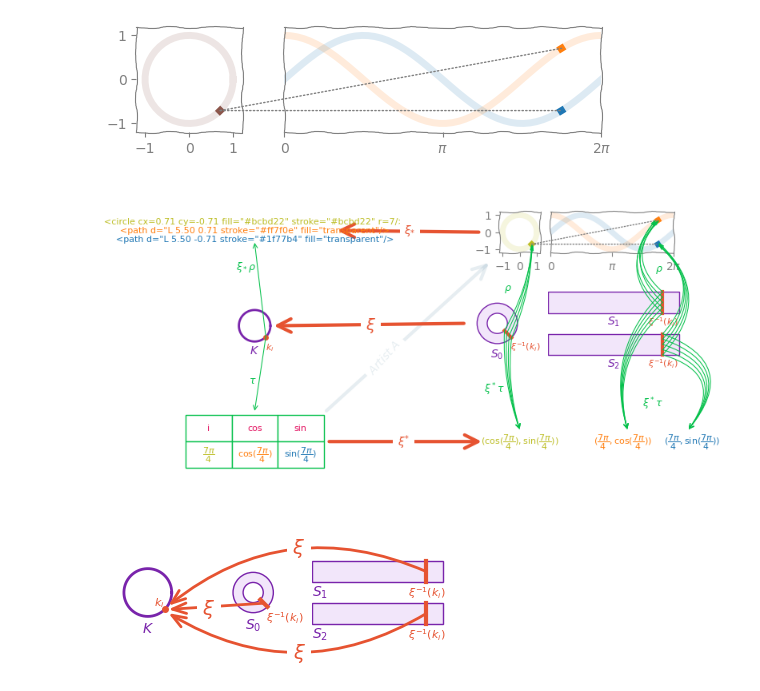
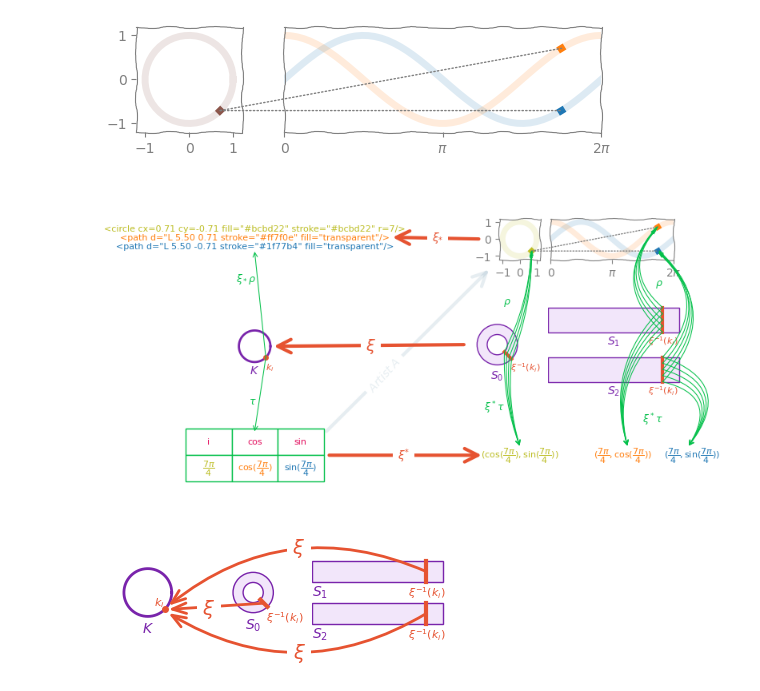
Before and after one commit to story645/team, a Jupyter notebook: paper/figcode/interactive_xi.ipynb, the cells around one changed output. Cells and saved outputs as stored; diff of their text form; code cells hidden in the pictures.

```diff
--- a/paper/figcode/interactive_xi.ipynb
+++ b/paper/figcode/interactive_xi.ipynb
@@ -144,7 +144,7 @@ def plot_xi(axd, bases, fig, biglabels=True):
     arrowprops=dict(arrowstyle="->", lw=3, color=pcd['functor'], mutation_scale=30)
 
     if biglabels:
-        xi_push = mpatches.ConnectionPatch(xyA = (-.5, .5), xyB = (2, .5),
+        xi_push = mpatches.ConnectionPatch(xyA = (-.5, .5), xyB = (3, .5),
                                            coordsA=axd['circ'].transAxes, axesA=axd['circ'],
                                            coordsB = axd['rho_push'].transAxes, axesB = axd['rho_push'],
                                            **arrowprops, zorder=-1)
@@ -181,31 +286,31 @@ def plot_xi(axd, bases, fig, biglabels=True):
 # %%
 colors = {'i':'tab:olive','sin':'tab:blue', 'cos':'tab:orange'}
 
 i = 7*np.pi/4
 istr = r"\dfrac{7\pi}{4}"
 
 fig, axd = plt.subplot_mosaic( [['rho_push', 'xi', [['circ', 'rho', 'rho', 'rho']]], ['k', 'xi', [['s0', 's1', 's1', 's1']]],['tau', 'xi', 'tau_pull']],
                                   figsize=(7.16, 4),
-                                 height_ratios = [1, 1, 1.5], layout='compressed')
+                                 height_ratios = [1, 1, 1], layout='compressed')
 
 axd['xi'].axis('off')
 plot_rho(i, axd['circ'], axd['rho'], fig, colors)
 tautable = plot_tau(istr, axd['tau'], colors)
 rptexts = plot_rho_push(i, axd['rho_push'], colors)
 tptexts = plot_tau_pull(istr, axd['tau_pull'], colors)
 bases = plot_bases(axd['k'], axd['s0'], axd['s1'])
 xi_bases = plot_xi(axd, bases, fig)
 plot_sections(axd, xi_bases, fig, colors)
 
 artist = mpatches.ConnectionPatch(xyA=(1.8, .75), xyB=(-.25,-.25), coordsA=axd['tau'].transAxes, axesA=axd['tau'], coordsB = axd['circ'].transAxes, axesB = axd['circ'],
                                       arrowstyle="->", lw=3, color=pcd['artist'], mutation_scale=30, alpha=.1, zorder=-3)
 fig.add_artist(artist)
-axd['xi'].annotate(r"$Artist\;A$", (.25,.25), xycoords=artist, rotation=48, color=pcd['artist'], alpha=.1, zorder=-2, bbox=dict(facecolor='white', edgecolor='none'))
+axd['xi'].annotate(r"$Artist\;A$", (.25,.25), xycoords=artist, rotation=48, color=pcd['artist'], alpha=.1, zorder=-5, bbox=dict(facecolor='white', edgecolor='none'))
 
 #fig.savefig(paper_path/"xi_diagram.png", bbox_inches='tight', dpi=300)
 fig.savefig(paper_path/"xi_diagram.pdf",  bbox_inches='tight', dpi=300)
 # %% [output]
-[figure, old version]
+[figure, new version]
 # %%
 fig, axd = plt.subplot_mosaic([['k', 'xi', 's0', 's1']],
                               layout='constrained',  figsize=(3.5,1),
```
Also changed, not shown: parts of 1 cell of this notebook, 8 other files.
